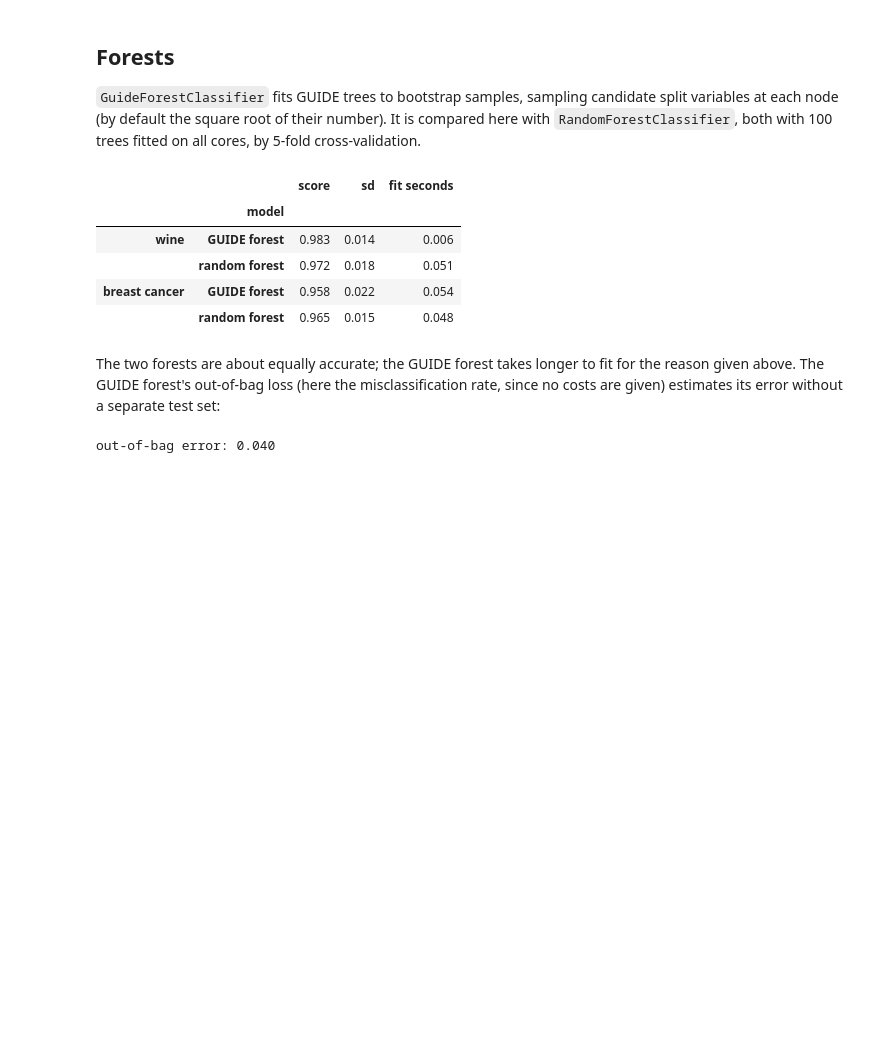
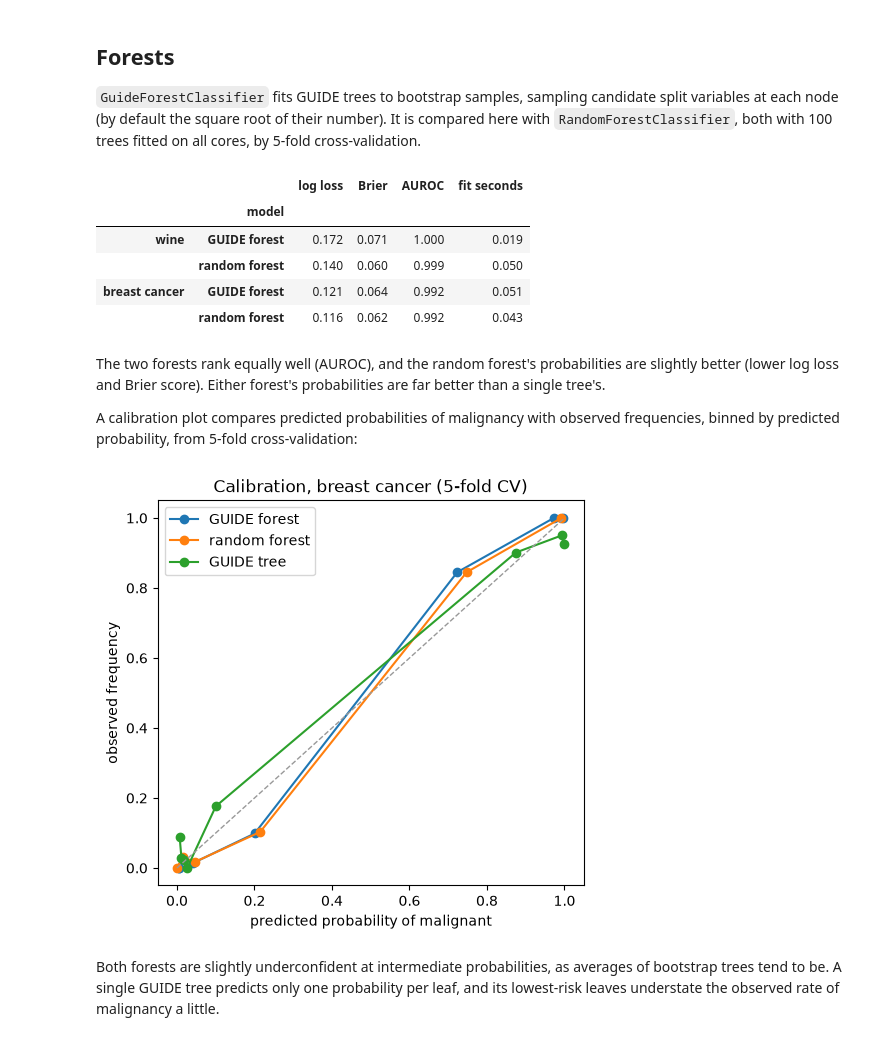
Before and after one commit to bgreenwell/guide-rs, a Jupyter notebook: python/examples/classification.ipynb, the cells around one changed output. Cells and saved outputs as stored; diff of their text form; code cells hidden in the pictures; blank space fills up the shorter version.

```diff
--- a/python/examples/classification.ipynb
+++ b/python/examples/classification.ipynb
@@ -142,19 +166,31 @@ forests = {
     "random forest": RandomForestClassifier(n_estimators=100, n_jobs=-1, random_state=0),
 }
 cv5 = StratifiedKFold(5, shuffle=True, random_state=0)
-pd.concat({name: compare(forests, *datasets[name], cv5).drop(columns="leaves")
+pd.concat({name: compare(forests, *datasets[name], cv5, metrics).drop(columns="leaves")
            for name in ["wine", "breast cancer"]})
 # %% [output]
-|  |  | score | sd | fit seconds |
-|  | model |  |  |  |
-| wine | GUIDE forest | 0.983 | 0.014 | 0.006 |
-|  | random forest | 0.972 | 0.018 | 0.051 |
-| breast cancer | GUIDE forest | 0.958 | 0.022 | 0.054 |
-|  | random forest | 0.965 | 0.015 | 0.048 |
+|  |  | log loss | Brier | AUROC | fit seconds |
+|  | model |  |  |  |  |
+| wine | GUIDE forest | 0.172 | 0.071 | 1.000 | 0.019 |
+|  | random forest | 0.140 | 0.060 | 0.999 | 0.050 |
+| breast cancer | GUIDE forest | 0.121 | 0.064 | 0.992 | 0.051 |
+|  | random forest | 0.116 | 0.062 | 0.992 | 0.043 |
-# %% [markdown]
-The two forests are about equally accurate; the GUIDE forest takes longer to fit for the reason given above. The GUIDE forest's out-of-bag loss (here the misclassification rate, since no costs are given) estimates its error without a separate test set:
-# %%
-forest = GuideForestClassifier(n_estimators=100).fit(Xb, yb)
-print(f"out-of-bag error: {forest.oob_loss_:.3f}")
-# %% [output]
-out-of-bag error: 0.040
+# %% [markdown]
+The two forests rank equally well (AUROC), and the random forest's probabilities are slightly better (lower log loss and Brier score). Either forest's probabilities are far better than a single tree's.
+
+A calibration plot compares predicted probabilities of malignancy with observed frequencies, binned by predicted probability, from 5-fold cross-validation:
+# %%
+fig, ax = plt.subplots(figsize=(5.5, 5))
+for name, model in {**forests, "GUIDE tree": GuideClassifier()}.items():
+    p = cross_val_predict(model, Xb, yb, cv=cv5, method="predict_proba")[:, 1]
+    observed, predicted = calibration_curve(yb == "malignant", p, n_bins=8, strategy="quantile")
+    ax.plot(predicted, observed, "o-", label=name)
+ax.plot([0, 1], [0, 1], color="0.6", lw=1, ls="--")
+ax.set(xlabel="predicted probability of malignant", ylabel="observed frequency",
+       title="Calibration, breast cancer (5-fold CV)")
+ax.legend()
+plt.show()
+# %% [output]
+[figure, added]
+# %% [markdown]
+Both forests are slightly underconfident at intermediate probabilities, as averages of bootstrap trees tend to be. A single GUIDE tree predicts only one probability per leaf, and its lowest-risk leaves understate the observed rate of malignancy a little.
```
Also changed, not shown: parts of 5 cells of this notebook, 3 other files.
